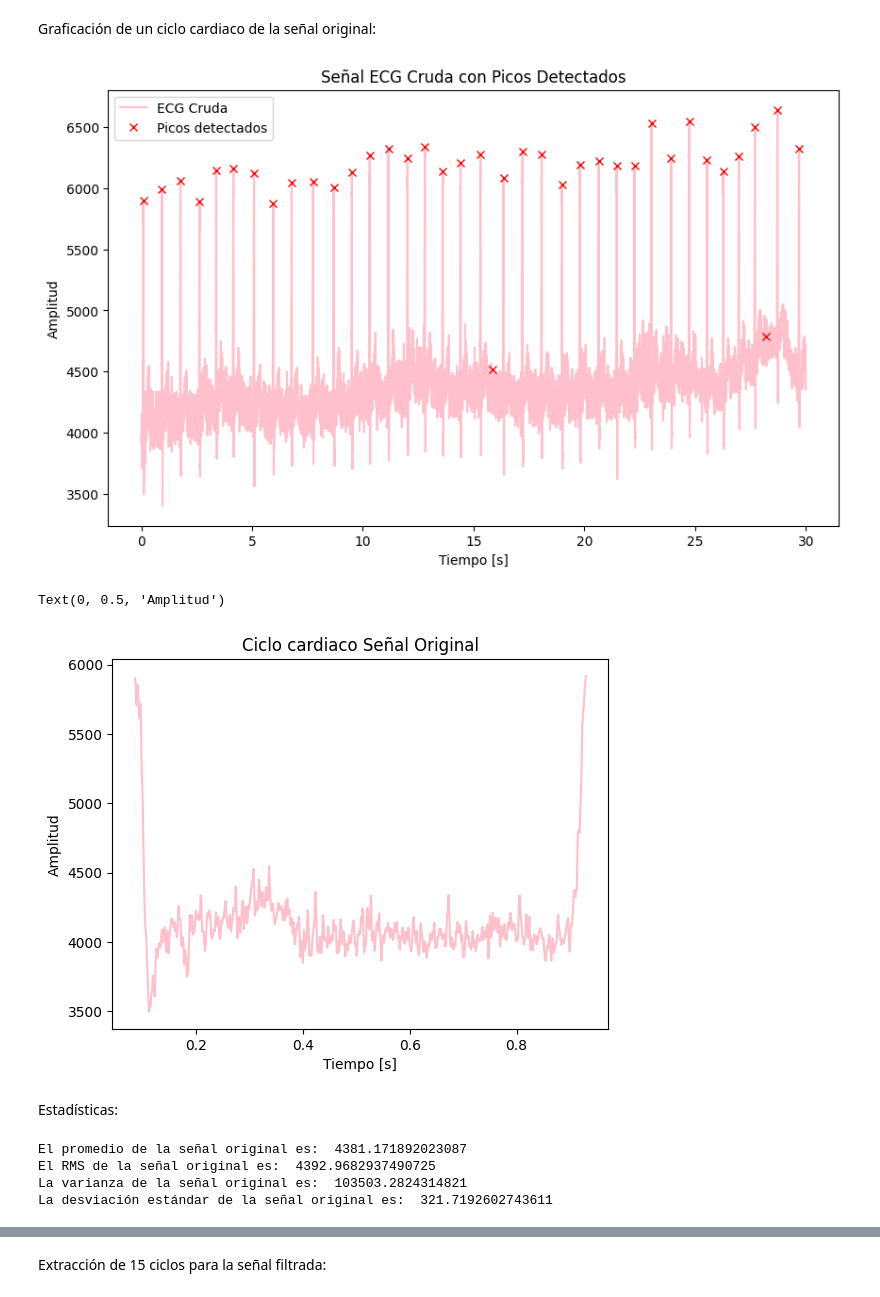
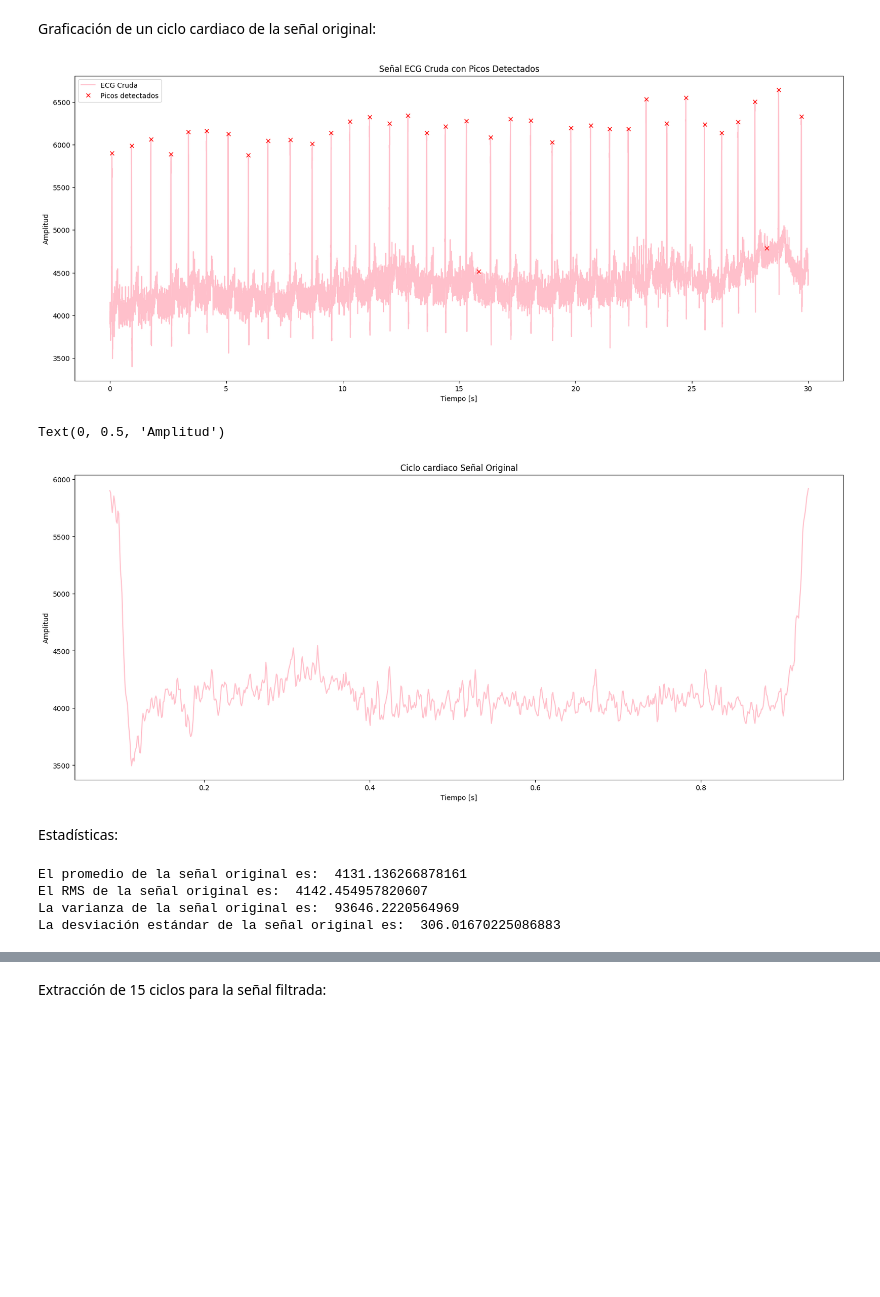
Before and after one commit to isaBedoyao/Biosignals, a Jupyter notebook: PRÁCTICA 3/P3_ECG_AntoniaYepes_IsabellaBedoya.ipynb, the cells around one changed output, grey strips where cells are left out. Cells and saved outputs as stored; diff of their text form; code cells hidden in the pictures; blank space fills up the shorter version.

```diff
--- a/PRÁCTICA 3/P3_ECG_AntoniaYepes_IsabellaBedoya.ipynb
+++ b/PRÁCTICA 3/P3_ECG_AntoniaYepes_IsabellaBedoya.ipynb
@@ -78,49 +79,50 @@ En cambio, la señal filtrada muestra una notable reduccion del ruido y esta cen
 # %% [markdown]
 Graficación de un ciclo cardiaco de la señal original:
 # %%
-peaks, _ = find_peaks(ecg_cruda, distance=Fs/2, height=0)  # Ajustar los parámetros si es necesario
-plt.figure(figsize=(10, 6))
+peaks, _ = find_peaks(ecg_cruda, distance=Fs/2, height=0)
+plt.figure(figsize=(20, 8))
 plt.plot(t, ecg_cruda, label='ECG Cruda', color='pink')
 plt.plot(t[peaks], ecg_cruda[peaks], 'rx', label='Picos detectados')
 plt.title('Señal ECG Cruda con Picos Detectados')
 plt.xlabel('Tiempo [s]')
 plt.ylabel('Amplitud')
 plt.legend()
 plt.show()
 # %% [output]
-[figure, old version]
+[figure, new version]
 # %%
 t_ciclo = t[peaks[0]:peaks[1]]
 ciclo_cruda = ecg_cruda[peaks[0]:peaks[1]]
+plt.figure(figsize=(20, 8))
 plt.plot(t_ciclo, ciclo_cruda, color = 'pink')
 plt.title('Ciclo cardiaco Señal Original')
 plt.xlabel('Tiempo [s]')
 plt.ylabel('Amplitud')
 # %% [output]
 Text(0, 0.5, 'Amplitud')
-[figure, old version]
+[figure, new version]
 # %% [markdown]
 Estadísticas:
 # %%
 # Calcular promedio
-promedio_crudo = np.mean(ecg_cruda)
+promedio_crudo = np.mean(ciclo_cruda)
 print("El promedio de la señal original es: ", promedio_crudo)
 
 # Calcular RMS
-RMS_cruda = calcular_rms(ecg_cruda)
+RMS_cruda = calcular_rms(ciclo_cruda)
 print("El RMS de la señal original es: ", RMS_cruda)
 
 # Calcular la Varianza
-varianza_cruda = np.var(ecg_cruda)
+varianza_cruda = np.var(ciclo_cruda)
 print("La varianza de la señal original es: ", varianza_cruda)
 
 # Calcular Desviación estándar
-desviacion_estandar_cruda = np.std(ecg_cruda)
+desviacion_estandar_cruda = np.std(ciclo_cruda)
 print("La desviación estándar de la señal original es: ", desviacion_estandar_cruda)
 # %% [output]
-El promedio de la señal original es:  4381.171892023087
-El RMS de la señal original es:  4392.9682937490725
-La varianza de la señal original es:  103503.2824314821
-La desviación estándar de la señal original es:  321.7192602743611
+El promedio de la señal original es:  4131.136266878161
+El RMS de la señal original es:  4142.454957820607
+La varianza de la señal original es:  93646.2220564969
+La desviación estándar de la señal original es:  306.01670225086883
 # %%
 # Boxplot
```
Also changed, not shown: parts of 31 cells of this notebook.
